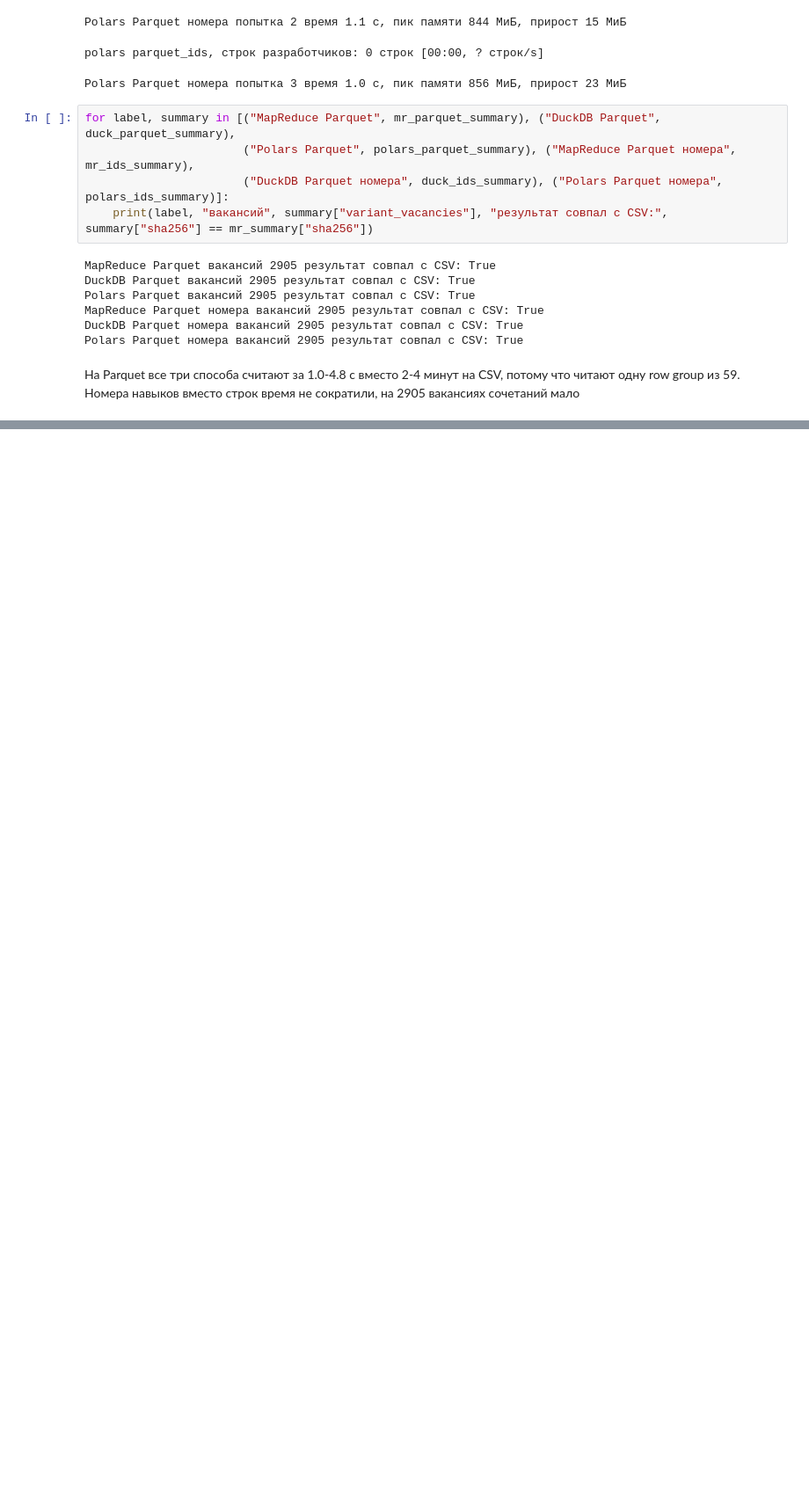
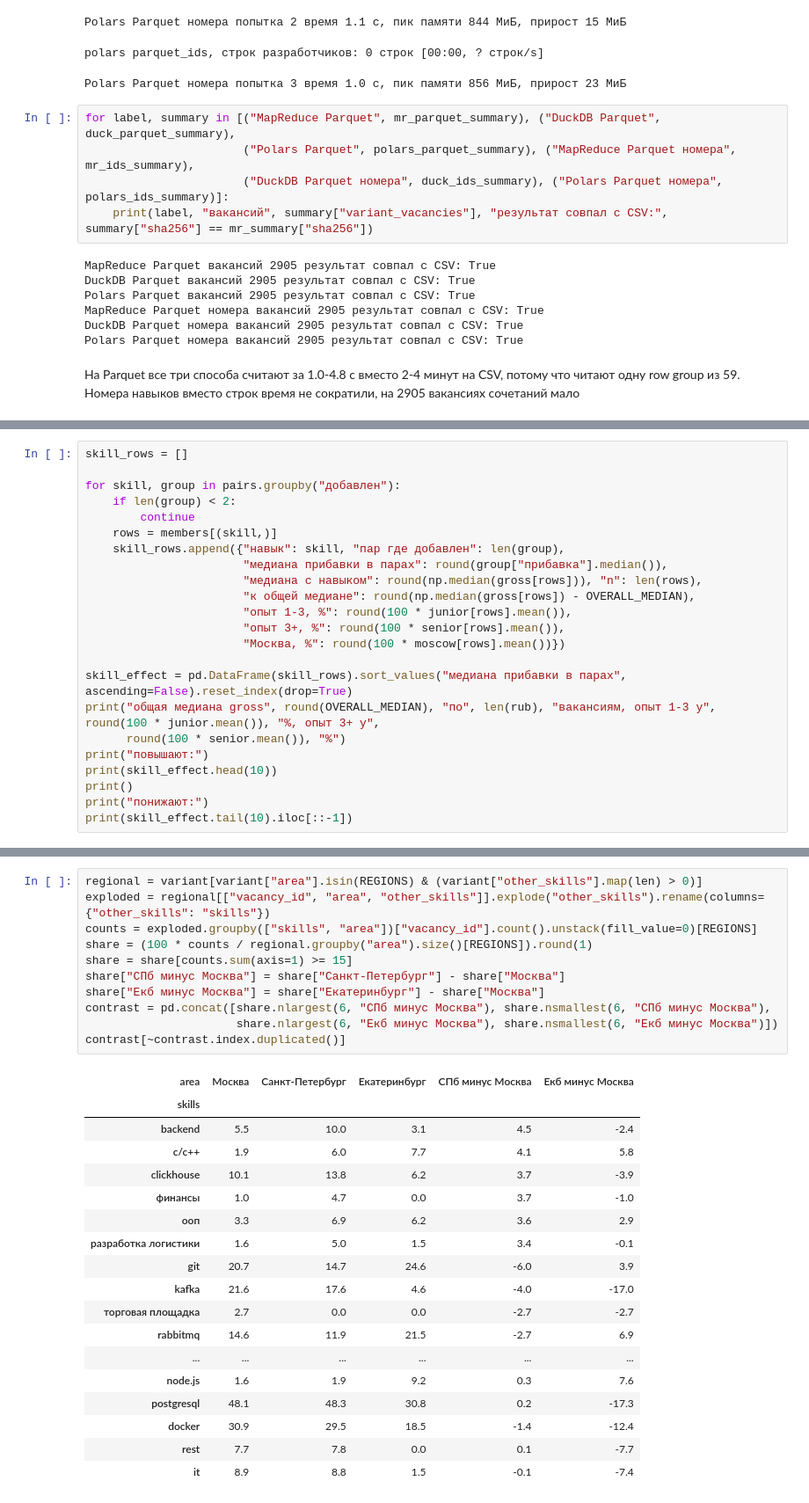
Before and after one commit to shlaapnik/EngData, a Jupyter notebook: MapReduce/mapreduce.ipynb, the cells around one changed output, grey strips where cells are left out. Shown at 88% size. Cells and saved outputs as stored; diff of their text form; blank space fills up the shorter version.

Commit message:
feat(hw3): salary, regions, profiling

```diff
--- a/MapReduce/mapreduce.ipynb
+++ b/MapReduce/mapreduce.ipynb
@@ -1010,0 +1365,23 @@ Polars Parquet номера вакансий 2905 результат совпа
+# %%
+skill_rows = []
+
+for skill, group in pairs.groupby("добавлен"):
+    if len(group) < 2:
+        continue
+    rows = members[(skill,)]
+    skill_rows.append({"навык": skill, "пар где добавлен": len(group),
+                       "медиана прибавки в парах": round(group["прибавка"].median()),
+                       "медиана с навыком": round(np.median(gross[rows])), "n": len(rows),
+                       "к общей медиане": round(np.median(gross[rows]) - OVERALL_MEDIAN),
+                       "опыт 1-3, %": round(100 * junior[rows].mean()),
+                       "опыт 3+, %": round(100 * senior[rows].mean()),
+                       "Москва, %": round(100 * moscow[rows].mean())})
+
+skill_effect = pd.DataFrame(skill_rows).sort_values("медиана прибавки в парах", ascending=False).reset_index(drop=True)
+print("общая медиана gross", round(OVERALL_MEDIAN), "по", len(rub), "вакансиям, опыт 1-3 у", round(100 * junior.mean()), "%, опыт 3+ у",
+      round(100 * senior.mean()), "%")
+print("повышают:")
+print(skill_effect.head(10))
+print()
+print("понижают:")
+print(skill_effect.tail(10).iloc[::-1])
@@ -1010,0 +1529,30 @@ Polars Parquet номера вакансий 2905 результат совпа
+# %%
+regional = variant[variant["area"].isin(REGIONS) & (variant["other_skills"].map(len) > 0)]
+exploded = regional[["vacancy_id", "area", "other_skills"]].explode("other_skills").rename(columns={"other_skills": "skills"})
+counts = exploded.groupby(["skills", "area"])["vacancy_id"].count().unstack(fill_value=0)[REGIONS]
+share = (100 * counts / regional.groupby("area").size()[REGIONS]).round(1)
+share = share[counts.sum(axis=1) >= 15]
+share["СПб минус Москва"] = share["Санкт-Петербург"] - share["Москва"]
+share["Екб минус Москва"] = share["Екатеринбург"] - share["Москва"]
+contrast = pd.concat([share.nlargest(6, "СПб минус Москва"), share.nsmallest(6, "СПб минус Москва"),
+                      share.nlargest(6, "Екб минус Москва"), share.nsmallest(6, "Екб минус Москва")])
+contrast[~contrast.index.duplicated()]
+# %% [output]
+| area | Москва | Санкт-Петербург | Екатеринбург | СПб минус Москва | Екб минус Москва |
+| skills |  |  |  |  |  |
+| backend | 5.5 | 10.0 | 3.1 | 4.5 | -2.4 |
+| c/c++ | 1.9 | 6.0 | 7.7 | 4.1 | 5.8 |
+| clickhouse | 10.1 | 13.8 | 6.2 | 3.7 | -3.9 |
+| финансы | 1.0 | 4.7 | 0.0 | 3.7 | -1.0 |
+| ооп | 3.3 | 6.9 | 6.2 | 3.6 | 2.9 |
+| разработка логистики | 1.6 | 5.0 | 1.5 | 3.4 | -0.1 |
+| git | 20.7 | 14.7 | 24.6 | -6.0 | 3.9 |
+| kafka | 21.6 | 17.6 | 4.6 | -4.0 | -17.0 |
+| торговая площадка | 2.7 | 0.0 | 0.0 | -2.7 | -2.7 |
+| rabbitmq | 14.6 | 11.9 | 21.5 | -2.7 | 6.9 |
+| ... | ... | ... | ... | ... | ... |
+| node.js | 1.6 | 1.9 | 9.2 | 0.3 | 7.6 |
+| postgresql | 48.1 | 48.3 | 30.8 | 0.2 | -17.3 |
+| docker | 30.9 | 29.5 | 18.5 | -1.4 | -12.4 |
+| rest | 7.7 | 7.8 | 0.0 | 0.1 | -7.7 |
+| it | 8.9 | 8.8 | 1.5 | -0.1 | -7.4 |
```
Also changed, not shown: parts of 38 cells of this notebook, 4 other files.
